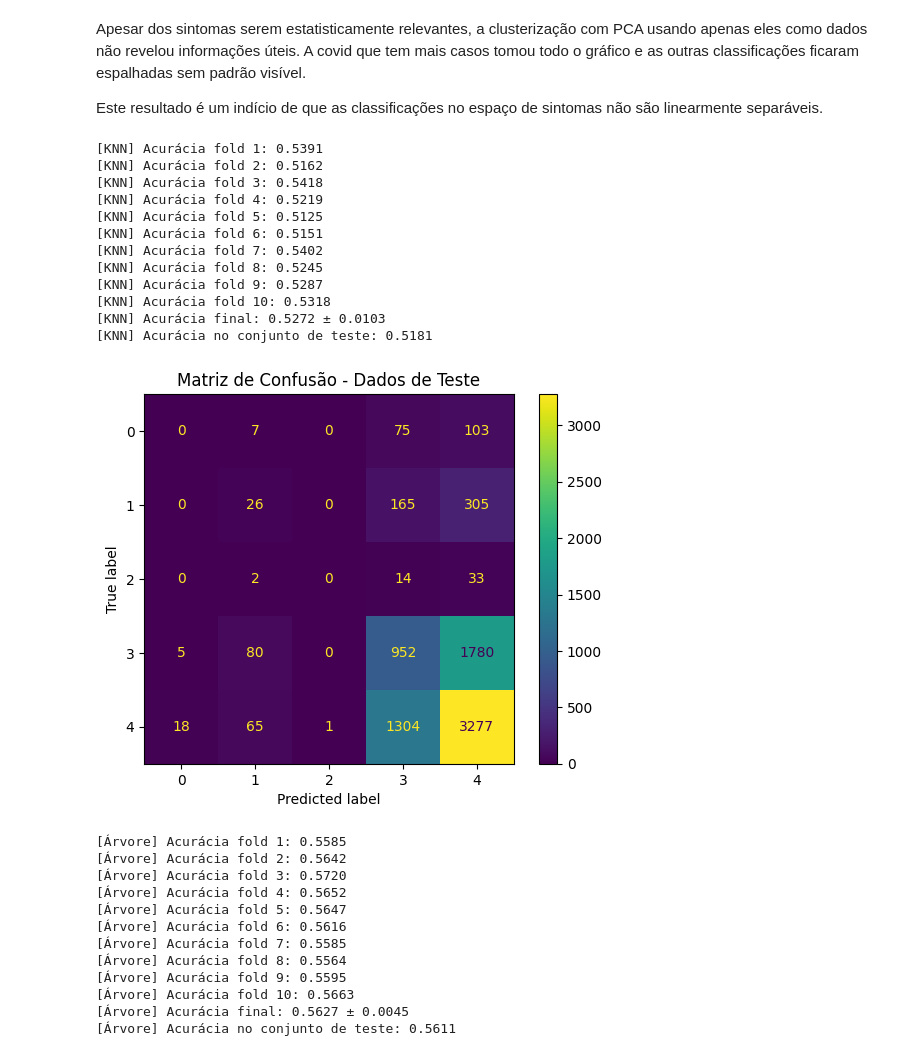
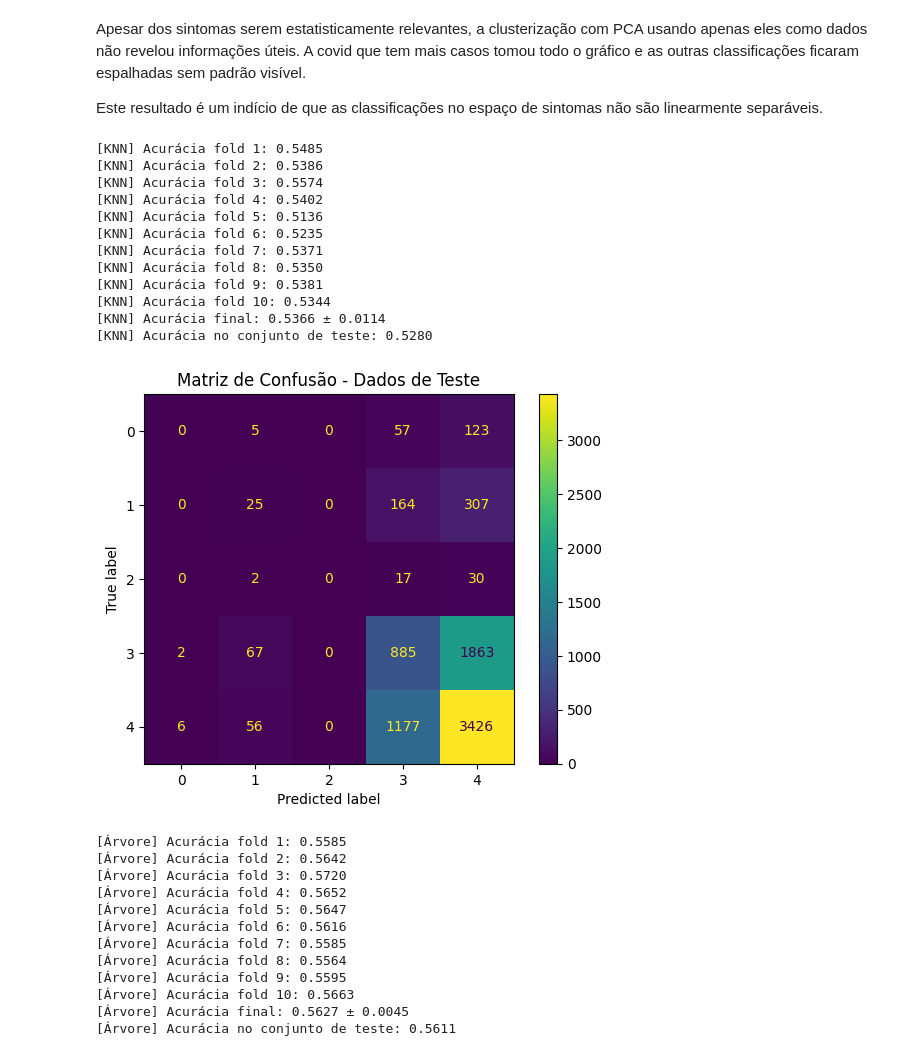
Before and after one commit to hOtoch/2025-1-P1-Analise-e-previsao-SRAG, a Jupyter notebook: analise_srag.ipynb, the cells around one changed output. Drawn from its saved outputs; the diff is of its cells as text; code cells hidden in the pictures.

```diff
--- a/analise_srag.ipynb
+++ b/analise_srag.ipynb
@@ -386,7 +386,8 @@ descricao = ["DT_NOTIFIC", "DT_SIN_PRI", "SG_UF_NOT", "CS_SEXO", "NU_IDADE_N", "
              "CS_RACA", "CS_ESCOL_N", "PAC_COCBO", "PAC_DSCBO", "SG_UF", "CS_ZONA", "NOSOCOMIAL", "AVE_SUINO"]
 
 # sintomas - Sintomas relatados pelo paciente.
-sintomas = ["FEBRE", "TOSSE", "GARGANTA", "DISPNEIA", "DESC_RESP", "SATURACAO", "DIARREIA", "VOMITO", "DOR_ABD", "FADIGA", "PERD_OLFT", "PERD_PALA"]
+sintomas = ["FEBRE", "TOSSE", "GARGANTA", "DISPNEIA", "DESC_RESP", "SATURACAO", "DIARREIA", "VOMITO",
+            "DOR_ABD", "FADIGA", "PERD_OLFT", "PERD_PALA"]
 
 # fatores_risco - Fatores de risco do paciente.
 fatores_risco = ["FATOR_RISC", "PUERPERA", "CARDIOPATI", "HEMATOLOGI", "SIND_DOWN", "HEPATICA", "ASMA", "DIABETES",
@@ -563,39 +564,39 @@ X_trainval, X_test, y_trainval, y_test = train_test_split(
 )
 # %%
 # Validação cruzada
-knn = KNeighborsClassifier(n_neighbors=5)
+knn = KNeighborsClassifier(n_neighbors=10)
 scores = cross_val_score(knn, X_trainval, y_trainval, cv=10, scoring='accuracy')
 
 for i, score in enumerate(scores):
     print(f"[KNN] Acurácia fold {i+1}: {score:.4f}")
 print(f"[KNN] Acurácia final: {np.mean(scores):.4f} ± {np.std(scores):.4f}")
 
 # Treino com dados completos (no knn não há aprendizado de parametros)
 knn.fit(X_trainval, y_trainval)
 
 # Teste
 y_pred = knn.predict(X_test)
 acc_test = accuracy_score(y_test, y_pred)
 print(f"[KNN] Acurácia no conjunto de teste: {acc_test:.4f}")
 
 cm = confusion_matrix(y_test, y_pred)
 ConfusionMatrixDisplay(confusion_matrix=cm).plot()
 plt.title("Matriz de Confusão - Dados de Teste")
 plt.show()
 # %% [output]
-[KNN] Acurácia fold 1: 0.5391
-[KNN] Acurácia fold 2: 0.5162
-[KNN] Acurácia fold 3: 0.5418
-[KNN] Acurácia fold 4: 0.5219
-[KNN] Acurácia fold 5: 0.5125
-[KNN] Acurácia fold 6: 0.5151
-[KNN] Acurácia fold 7: 0.5402
-[KNN] Acurácia fold 8: 0.5245
-[KNN] Acurácia fold 9: 0.5287
-[KNN] Acurácia fold 10: 0.5318
-[KNN] Acurácia final: 0.5272 ± 0.0103
-[KNN] Acurácia no conjunto de teste: 0.5181
+[KNN] Acurácia fold 1: 0.5485
+[KNN] Acurácia fold 2: 0.5386
+[KNN] Acurácia fold 3: 0.5574
+[KNN] Acurácia fold 4: 0.5402
+[KNN] Acurácia fold 5: 0.5136
+[KNN] Acurácia fold 6: 0.5235
+[KNN] Acurácia fold 7: 0.5371
+[KNN] Acurácia fold 8: 0.5350
+[KNN] Acurácia fold 9: 0.5381
+[KNN] Acurácia fold 10: 0.5344
+[KNN] Acurácia final: 0.5366 ± 0.0114
+[KNN] Acurácia no conjunto de teste: 0.5280
-[figure, old version]
+[figure, new version]
 # %%
 dt = DecisionTreeClassifier(random_state=42)
 scores = cross_val_score(dt, X_trainval, y_trainval, cv=10, scoring='accuracy')
```
Also changed, not shown: parts of 3 cells of this notebook, 1 other file.
